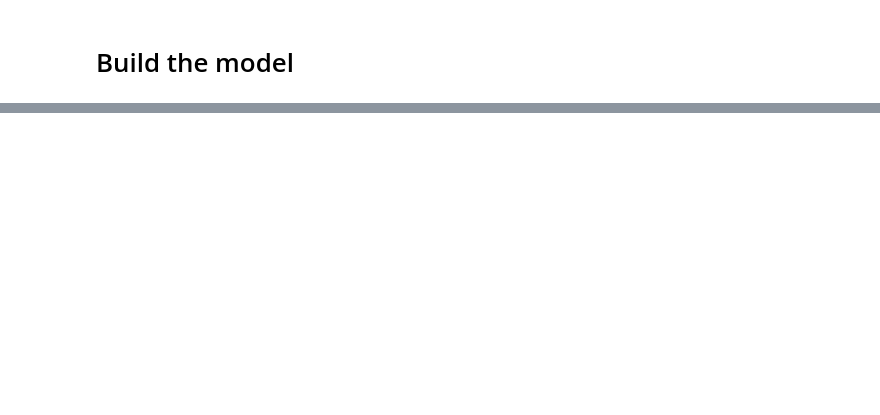
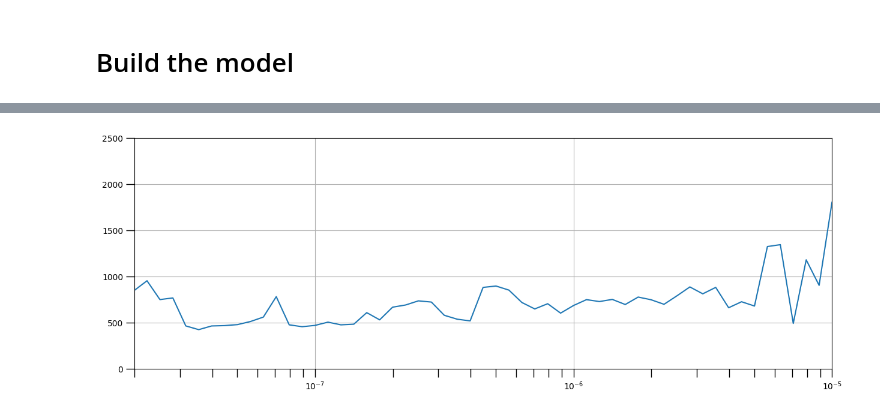
Before and after one commit to sayid-alt/usd_idr_exchange_prediction, a Jupyter notebook: development/usd_idr_prediction.ipynb, the cells around one changed output, grey strips where cells are left out. Cells and saved outputs as stored; diff of their text form; code cells hidden in the pictures; blank space fills up the shorter version.

Commit message:
Train the model after tuning the learning rate

```diff
--- a/development/usd_idr_prediction.ipynb
+++ b/development/usd_idr_prediction.ipynb
@@ -461,8 +494,8 @@ def build_model(window_size):
 
   return model
 # %%
-model = build_model(window_size=WINDOW_SIZE)
-model_diff = build_model(window_size=WINDOW_SIZE_DIFF)
+model_tune = build_model(window_size=WINDOW_SIZE)
+model_diff_tune = build_model(window_size=WINDOW_SIZE_DIFF)
 
-model.summary()
+model_tune.summary()
 # %% [output]
@@ -490,0 +553,15 @@ Model: "sequential_7"
+# %%
+lr_scheduler = tf.keras.callbacks.LearningRateScheduler(
+    lambda epoch : 1e-8 * 10**(epoch/20)
+    , verbose=1)
+
+model_tune.compile(loss=tf.keras.losses.Huber(),
+              optimizer=tf.keras.optimizers.SGD(momentum=0.9),
+              metrics=['mae'])
+
+model_diff_tune.compile(loss=tf.keras.losses.Huber(),
+              optimizer=tf.keras.optimizers.SGD(momentum=0.9),
+              metrics=['mae'])
+# %%
+history = model_tune.fit(train_idrx, epochs=100,
+                    callbacks=[lr_scheduler])
@@ -490,0 +614,18 @@ Model: "sequential_7"
+# %%
+
+lrs = 1e-8 * (10 ** (np.arange(100)/20))
+
+def plot_learning_rates(lrs, history, axis=None):
+  fig, ax = plt.subplots(figsize=(15, 5))
+  # Set the grid
+  plt.grid(True)
+
+  plt.semilogx(lrs, history.history['loss'])
+  # Increase the tickmarks size
+  plt.tick_params('both', length=10, width=1, which='both')
+  # Set the plot boundaries
+  plt.axis(axis)
+# %%
+plot_learning_rates(lrs, history, axis=[2e-8, 1e-5, 0, 2500])
+# %% [output]
+[figure, added]
```
Also changed, not shown: parts of 25 cells of this notebook.
